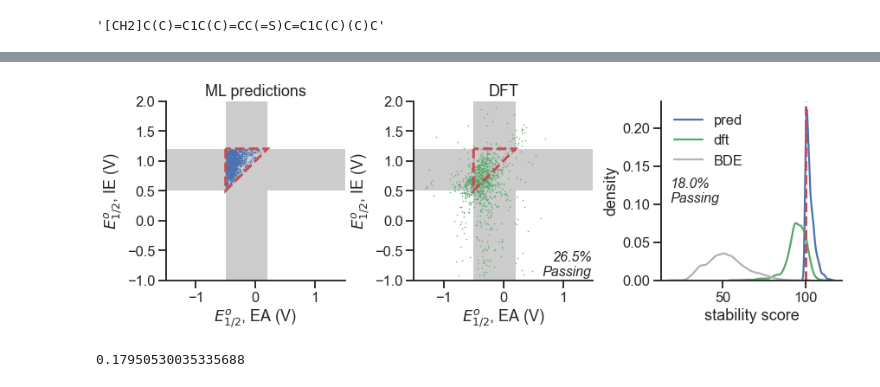
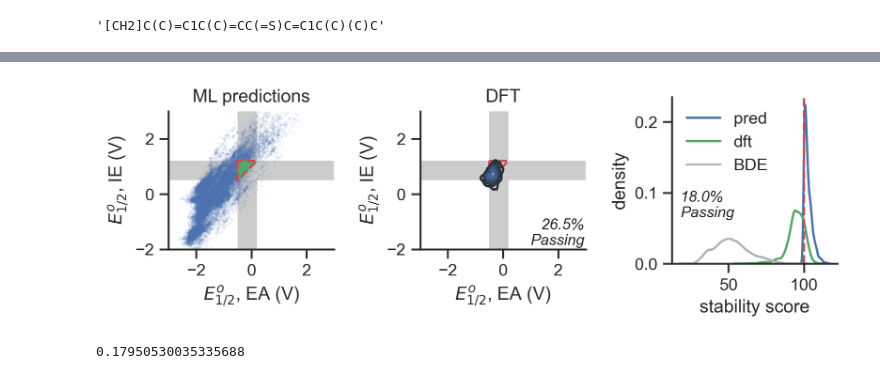
Before and after one commit to NREL/rlmolecule, a Jupyter notebook: stable_radical_optimization/plot_dft_confirmation.ipynb, the cells around one changed output, grey strips where cells are left out. Cells and saved outputs as stored; diff of their text form; code cells hidden in the pictures.

```diff
--- a/stable_radical_optimization/plot_dft_confirmation.ipynb
+++ b/stable_radical_optimization/plot_dft_confirmation.ipynb
@@ -5,10 +5,15 @@ import pandas as pd
 
 import matplotlib.pyplot as plt
 import seaborn as sns
-sns.set(context='talk', style='ticks',
+sns.set(style='ticks',
         color_codes=True, rc={'legend.frameon': False})
 
+import matplotlib as mpl
+mpl.rcParams['figure.dpi'] = 300
+
+
 %matplotlib inline
+%config InlineBackend.figure_format = 'retina'
 # %%
 df = pd.read_csv('20210109_dft_ml_redox_data.csv.gz', index_col=0)
 df.head()
@@ -180,6 +181,8 @@ def stability_score(x):
     return pd.Series({'dft': score_dft, 'pred': score_pred})
 
 stability_scores = df_spin_symbol.groupby('smiles').apply(stability_score)
+# %%
+redox_data = pd.read_csv('/projects/rlmolecule/pstjohn/spin_gnn/redox_data.csv.gz')
 # %%
 redf_baseline = pd.read_csv('/projects/rlmolecule/pstjohn/atom_spins/20210118_bde_baseline_spin_burvol.csv.gz')
 
@@ -193,61 +221,67 @@ bde_db_stability_scores = redf_baseline.groupby('smiles').apply(stability_score)
 # %%
 from matplotlib.patches import Polygon
 
-fig = plt.figure(figsize=(12,4))
+fig = plt.figure(figsize=(7,2.3), dpi=150)
 ax1 = fig.add_subplot(131, aspect='equal')
 
-ax1.plot(df['pred electron affinity'], df['pred ionization energy'], '.', ms=1, rasterized=True)
-ax1.add_patch(Polygon(np.array([(-.5, 1.2), (-.5, 0.5), (.2, 1.2)]), facecolor='none', zorder=5, edgecolor='r', lw=3, ls='--'))
-ax1.set_xlim([-1.5, 1.5])
-ax1.set_ylim([-1, 2])
+ax1.plot(df['pred electron affinity'], df['pred ionization energy'], '.', ms=.5, rasterized=True, color='g', zorder=3)
+ax1.plot(redox_data['electron affinity'], redox_data['ionization energy'], '.', ms=.5, rasterized=True, alpha=.1, color='b', zorder=1)
 
-ax1.axvspan(-.5, .2, facecolor='.8', edgecolor='none')
-ax1.axhspan(.5, 1.2, facecolor='.8', edgecolor='none')
+ax1.add_patch(Polygon(np.array([(-.5, 1.2), (-.5, 0.5), (.2, 1.2)]), facecolor='none', zorder=5, edgecolor='r', lw=1.5, ls='--'))
+
+ax1.set_xlim([-3, 3])
+ax1.set_ylim([-2, 3])
+
+ax1.axvspan(-.5, .2, facecolor='.8', edgecolor='none', zorder=0)
+ax1.axhspan(.5, 1.2, facecolor='.8', edgecolor='none', zorder=0)
 
 ax1.set_xlabel(r'$E_{1/2}^o$, EA (V)')
 ax1.set_ylabel(r'$E_{1/2}^o$, IE (V)')
 
-ax2 = fig.add_subplot(132, aspect='equal')
-ax2.plot(df['electron affinity'], df['ionization energy'], '.', ms=1, color='g', rasterized=True)
-ax2.add_patch(Polygon(np.array([(-.5, 1.2), (-.5, 0.5), (.2, 1.2)]), facecolor='none', zorder=5, edgecolor='r', lw=3, ls='--'))
-ax2.set_xlim([-1.5, 1.5])
-ax2.set_ylim([-1, 2])
+ax2 = fig.add_subplot(132, aspect='equal', sharex=ax1, sharey=ax1)
 
-ax2.axvspan(-.5, .2, facecolor='.8', edgecolor='none')
-ax2.axhspan(.5, 1.2, facecolor='.8', edgecolor='none')
+df_nona = df.dropna(subset=['ionization energy', 'electron affinity'])
+sns.kdeplot(df_nona['electron affinity'], df_nona['ionization energy'], ax=ax2, fill=True, edgecolor='none')
+# ax2.plot(df['electron affinity'], df['ionization energy'], '.', ms=.1, color='g', rasterized=True, zorder=3)
+ax2.add_patch(Polygon(np.array([(-.5, 1.2), (-.5, 0.5), (.2, 1.2)]), facecolor='none', zorder=1, edgecolor='r', lw=1.5, ls='--'))
+# ax2.set_xlim([-1.5, 1.5])
+# ax2.set_ylim([-1, 2])
+
+ax2.axvspan(-.5, .2, facecolor='.8', edgecolor='none', zorder=0)
+ax2.axhspan(.5, 1.2, facecolor='.8', edgecolor='none', zorder=0)
 
 ax2.set_xlabel(r'$E_{1/2}^o$, EA (V)')
 ax2.set_ylabel(r'$E_{1/2}^o$, IE (V)')
 
 df['V_diff'] = df['ionization energy'] - df['electron affinity']
 df['pass_redox'] = ((df['electron affinity'] > -.5) &
                     (df['ionization energy'] < 1.2) &
                     (df['V_diff'] > 1))
 df_pass = df[df.pass_redox]
 
 df_with_stability = df.merge(stability_scores, left_on='smiles', right_index=True)
 
-ax2.text(.99, .01, f'{df_pass.shape[0] / df.shape[0]:.1%}\nPassing', ha='right', va='bottom', transform=ax2.transAxes, fontsize='16', style='italic')
+ax2.text(.99, .01, f'{df_pass.shape[0] / df.shape[0]:.1%}\nPassing', ha='right', va='bottom', transform=ax2.transAxes, fontsize='10', style='italic')
 
 ax3 = fig.add_subplot(133)
 sns.kdeplot(stability_scores['pred'], color='b')
 sns.kdeplot(stability_scores['dft'], color='g')
 sns.kdeplot(bde_db_stability_scores, color='.7', label='BDE')
 
-ax3.axvline(100, ls='--', color='r', lw=3)
-ax3.text(.05, .5, f"{(stability_scores['dft'] > 100).mean():.1%}\nPassing", ha='left', va='center', transform=ax3.transAxes, fontsize='16', style='italic')
+ax3.axvline(100, ls='--', color='r', lw=1.5)
+ax3.text(.05, .35, f"{(stability_scores['dft'] > 100).mean():.1%}\nPassing", ha='left', va='center', transform=ax3.transAxes, fontsize='10', style='italic')
 
 plt.ylabel('density')
 plt.xlabel('stability score')
 
 ax1.set_title('ML predictions')
 ax2.set_title('DFT')
 
 sns.despine()
 plt.tight_layout()
 # plt.savefig('redox_dft_confirmation.svg')
 # %% [output]
-[figure, old version]
+[figure, new version]
 # %%
 # %% [output]
 0.17950530035335688
```
Also changed, not shown: parts of 5 cells of this notebook, 11 other files.
